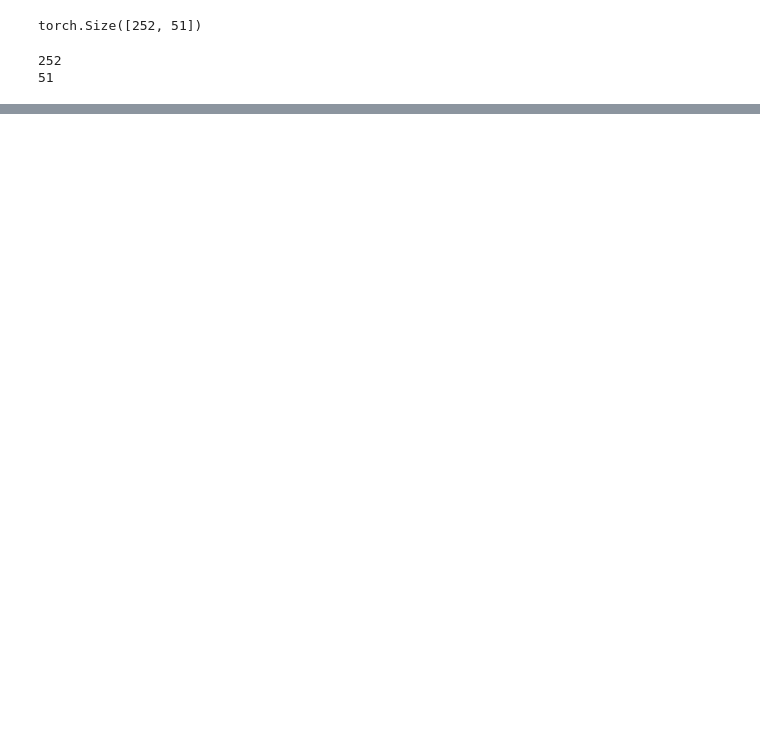
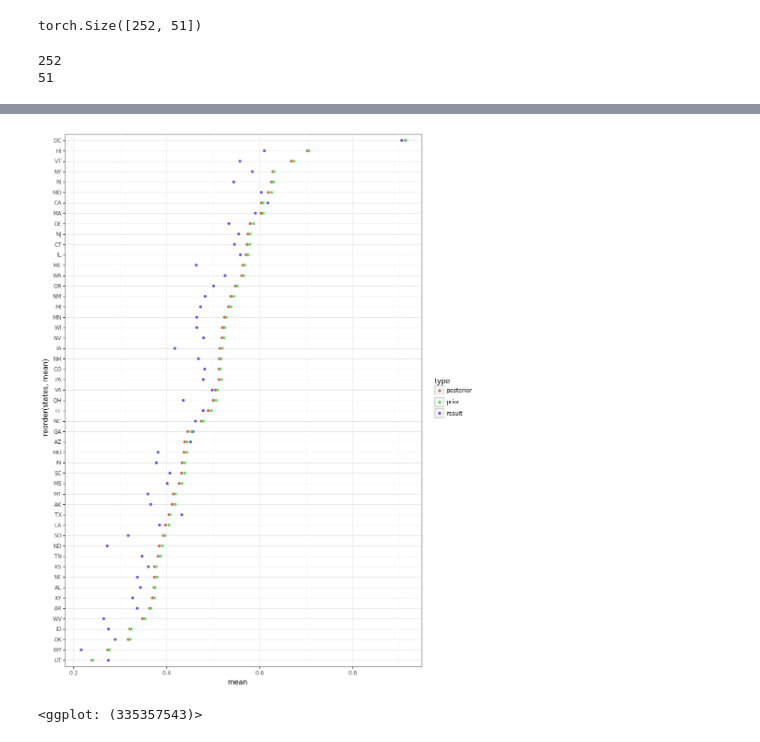
Before and after one commit to Manik-Goyal/Forecasting-Elections-6998, a Jupyter notebook: scripts/model/election_evaluation.ipynb, the cells around one changed output, grey strips where cells are left out. Drawn from its saved outputs; the diff is of its cells as text; code cells hidden in the pictures; blank space fills up the shorter version.

```diff
--- a/scripts/model/election_evaluation.ipynb
+++ b/scripts/model/election_evaluation.ipynb
@@ -471,0 +331,17 @@ NameError: name 'hmc_samples' is not defined
+# %%
+cols = ['state', 'year', 'dem']
+results = pd.read_csv("../../data/potus_results_76_16.csv", usecols=cols)
+results = results.loc[results['year'] == 2016][['state','dem']].reset_index().drop(columns=['index'])
+results = results.rename(columns={'state': 'states', 'dem':'mean'})
+results['type'] = ['result']*len(states)
+# %%
+p9.options.figure_size = (10, 15)
+(
+    ggplot(pd.concat([results, mu_b_posterior_df, mu_b_prior_df])) +
+    geom_point(aes(y = 'mean', x = 'reorder(states, mean)', color='type')) +
+    coord_flip() +
+    theme_bw()
+ )
+# %% [output]
+[figure, added]
+<ggplot: (335357543)>
```
Also changed, not shown: parts of 32 cells of this notebook, 2 other files.
